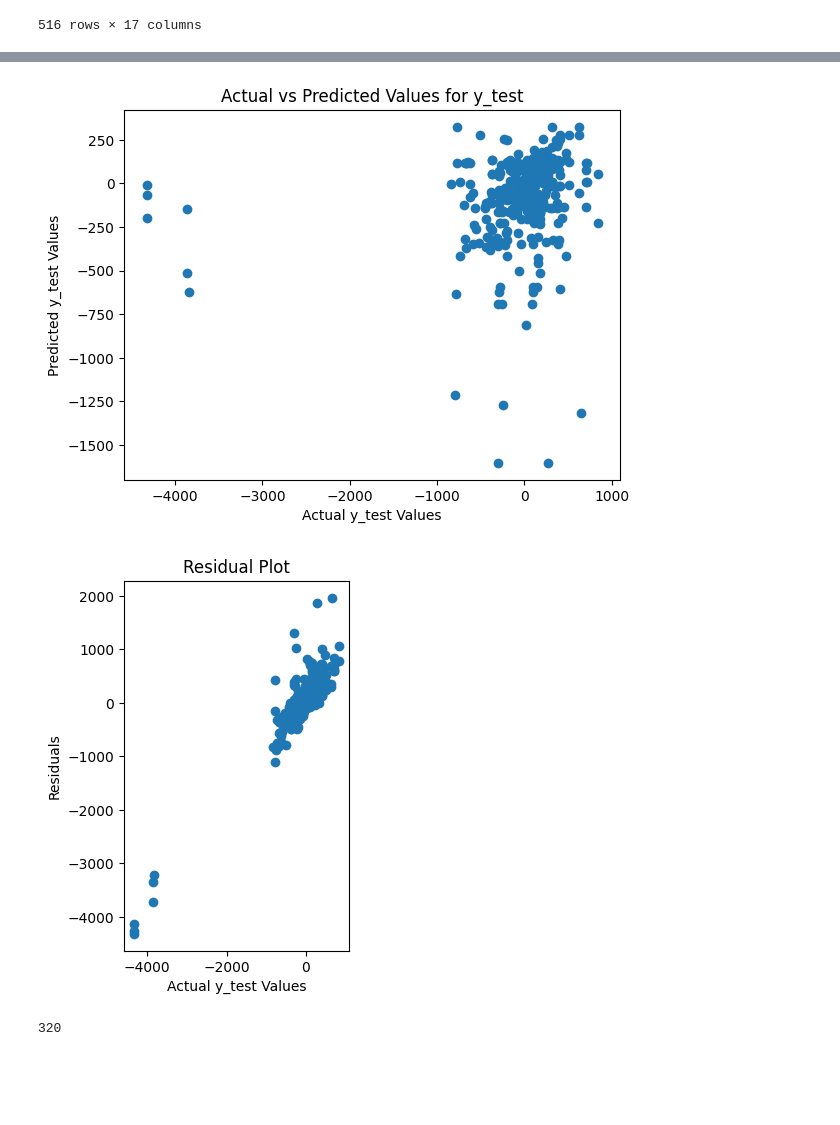
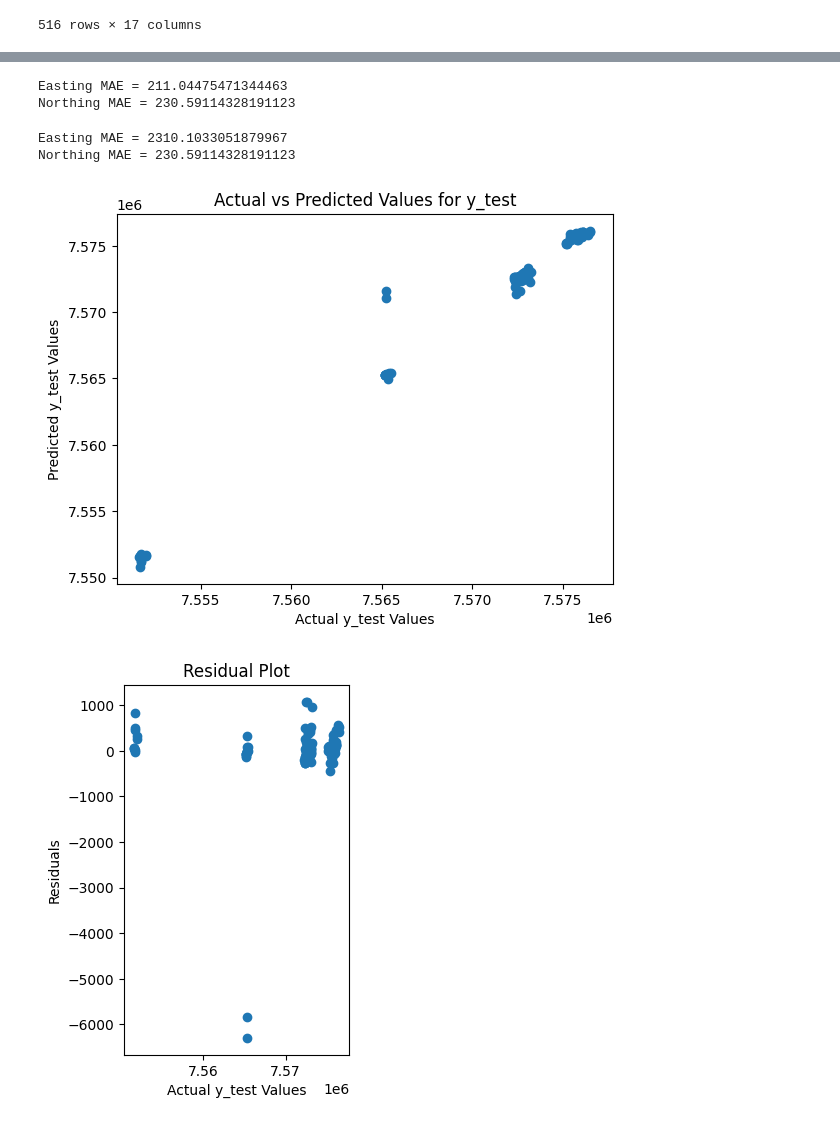
Before and after one commit to johnvanosta/ml4rt, a Jupyter notebook: Train_models.ipynb, the cells around one changed output, grey strips where cells are left out. Drawn from its saved outputs; the diff is of its cells as text; code cells hidden in the pictures; blank space fills up the shorter version.

```diff
--- a/Train_models.ipynb
+++ b/Train_models.ipynb
@@ -146,6 +147,7 @@ X_test = sim_data_preproc[predictors]
 for dimension in dimensions:
     best_model = [x for x in best_models if x[0] == dimension]
     model = best_model[0][2]
+    freq = best_model[0][4]
 
     # Isolate response variable from test data
     y_test = sim_data_preproc[dimension]
@@ -156,6 +158,10 @@ for dimension in dimensions:
     # Save predictions to a new column in the test data pandas dataframe
     pred_column_name = f"{dimension}_pred"
     sim_data_preproc[pred_column_name] = y_pred
+
+    # # Save frequency of predictions to the pandas dataframe !!!!!!!!!!Consider deleting, I don't think it's needed
+    # freq_column_name = f"{dimension}_freq"
+    # sim_data_preproc[freq_column_name] = freq
 # %%
 sim_data_preproc
 # %% [output]
@@ -174,0 +195,6 @@ sim_data_preproc
+# %%
+test_predictions = postprocess_data(sim_data_preproc, tower_locs)
+
+
+
+##########Consider removing zone_num and zone_letter from output
@@ -175,39 +306,51 @@ sim_data_preproc
+# %%
+# easting
+y_true = UTM_predictions['easting']
+y_pred = UTM_predictions['easting_pred']
+error = mean_absolute_error(y_true, y_pred)
+print(f'Easting MAE = {error}')
+
+# northing
+y_true = UTM_predictions['northing']
+y_pred = UTM_predictions['northing_pred']
+error = mean_absolute_error(y_true, y_pred)
+print(f'Northing MAE = {error}')
+# %% [output]
+Easting MAE = 211.04475471344463
+Northing MAE = 230.59114328191123
+# %%
+# easting
+y_true = UTM_predictions['easting']
+y_pred = UTM_predictions['easting_pred_smooth']
+error = mean_absolute_error(y_true, y_pred)
+print(f'Easting MAE = {error}')
+
+# northing
+y_true = UTM_predictions['northing']
+y_pred = UTM_predictions['northing_pred']
+error = mean_absolute_error(y_true, y_pred)
+print(f'Northing MAE = {error}')
+# %% [output]
+Easting MAE = 2310.1033051879967
+Northing MAE = 230.59114328191123
 # %%
-# Select a model from trained_models
-selected_model = trained_models[0][1]
-freq = trained_models[0][3]
-
-sim_data_preproc = preprocess_sim_data(sim_data, data_type, freq, tower_locs)
-x = sim_data_preproc[predictors]
-y = sim_data_preproc['xOffset'] # Will need to adjust this to iterate over x and y xOffset
-
-X_train, X_test, y_train, y_test = train_test_split(x, y, test_size=0.3, random_state=seed)
-
-#Fit the model on the training data
-selected_model.fit(X_train, y_train)
-
-# Make predictions on the test data
-y_pred = selected_model.predict(X_test)
+####### these plots would be better at the point of the tower estimates
 
 # Plot the estimated vs actual predictions
-plt.scatter(y_test, y_pred)
+plt.scatter(y_true, y_pred)
 plt.xlabel("Actual y_test Values")
 plt.ylabel("Predicted y_test Values")
 plt.title("Actual vs Predicted Values for y_test")
 plt.show()
 
 # Plot the residuals
-residuals = y_test - y_pred
+residuals = y_true - y_pred
 plt.subplot(1, 2, 2)
-plt.scatter(y_test, residuals)
+plt.scatter(y_true, residuals)
 plt.xlabel("Actual y_test Values")
 plt.ylabel("Residuals")
 plt.title("Residual Plot")
 plt.show()
 # %% [output]
-[figure, old version]
+[figure, new version]
-[figure, old version]
+[figure, new version]
-# %%
-len(y_pred)
-# %% [output]
-320
```
Also changed, not shown: parts of 12 cells of this notebook, 2 other files.
